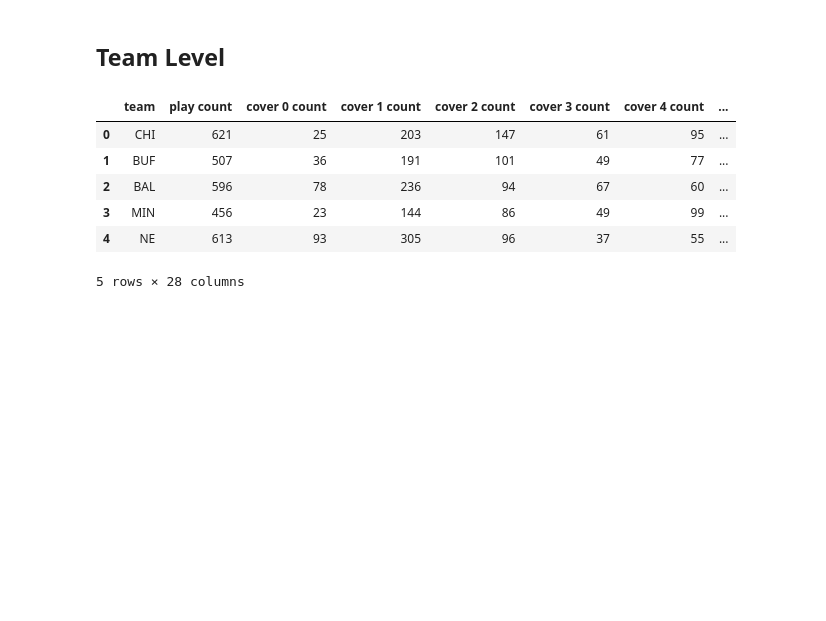
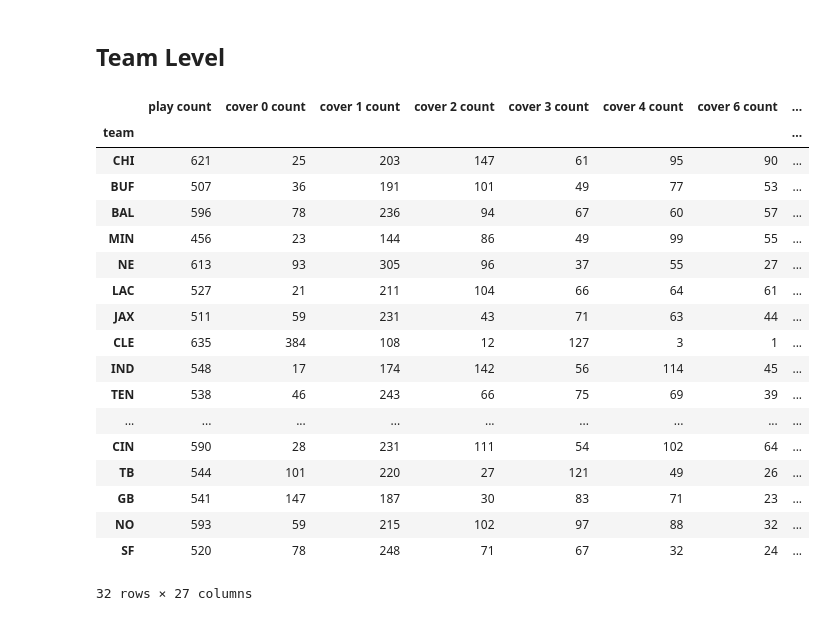
Before and after one commit to jhowenstein/nfl-big-data, a Jupyter notebook: notebooks/analysis/Team Evaluation.ipynb, the cells around one changed output. Drawn from its saved outputs; the diff is of its cells as text; code cells hidden in the pictures; blank space fills up the shorter version.

```diff
--- a/notebooks/analysis/Team Evaluation.ipynb
+++ b/notebooks/analysis/Team Evaluation.ipynb
@@ -30,3 +51,3 @@ team_personal_epa = pd.read_csv(os.path.join(basepath,'team personal epa analysi
 # %%
-team_scheme_epa = pd.read_csv(os.path.join(basepath,'coverage scheme epa analysis.csv'))
+team_scheme_epa = pd.read_csv(os.path.join(basepath,'coverage scheme epa analysis.csv')).set_index('team')
 # %%
@@ -34,10 +55,22 @@ target_coverage_epa = pd.read_csv(os.path.join(basepath,'team target coverage ep
 # %%
-team_scheme_epa.head()
+team_scheme_epa
 # %% [output]
-|  | team | play count | cover 0 count | cover 1 count | cover 2 count | cover 3 count | cover 4 count | ... |
-| 0 | CHI | 621 | 25 | 203 | 147 | 61 | 95 | ... |
-| 1 | BUF | 507 | 36 | 191 | 101 | 49 | 77 | ... |
-| 2 | BAL | 596 | 78 | 236 | 94 | 67 | 60 | ... |
-| 3 | MIN | 456 | 23 | 144 | 86 | 49 | 99 | ... |
-| 4 | NE | 613 | 93 | 305 | 96 | 37 | 55 | ... |
+|  | play count | cover 0 count | cover 1 count | cover 2 count | cover 3 count | cover 4 count | cover 6 count | ... |
+| team |  |  |  |  |  |  |  | ... |
+| CHI | 621 | 25 | 203 | 147 | 61 | 95 | 90 | ... |
+| BUF | 507 | 36 | 191 | 101 | 49 | 77 | 53 | ... |
+| BAL | 596 | 78 | 236 | 94 | 67 | 60 | 57 | ... |
+| MIN | 456 | 23 | 144 | 86 | 49 | 99 | 55 | ... |
+| NE | 613 | 93 | 305 | 96 | 37 | 55 | 27 | ... |
+| LAC | 527 | 21 | 211 | 104 | 66 | 64 | 61 | ... |
+| JAX | 511 | 59 | 231 | 43 | 71 | 63 | 44 | ... |
+| CLE | 635 | 384 | 108 | 12 | 127 | 3 | 1 | ... |
+| IND | 548 | 17 | 174 | 142 | 56 | 114 | 45 | ... |
+| TEN | 538 | 46 | 243 | 66 | 75 | 69 | 39 | ... |
+| ... | ... | ... | ... | ... | ... | ... | ... | ... |
+| CIN | 590 | 28 | 231 | 111 | 54 | 102 | 64 | ... |
+| TB | 544 | 101 | 220 | 27 | 121 | 49 | 26 | ... |
+| GB | 541 | 147 | 187 | 30 | 83 | 71 | 23 | ... |
+| NO | 593 | 59 | 215 | 102 | 97 | 88 | 32 | ... |
+| SF | 520 | 78 | 248 | 71 | 67 | 32 | 24 | ... |
-5 rows × 28 columns
+32 rows × 27 columns
```
Also changed, not shown: parts of 9 cells of this notebook, 5 other files.
